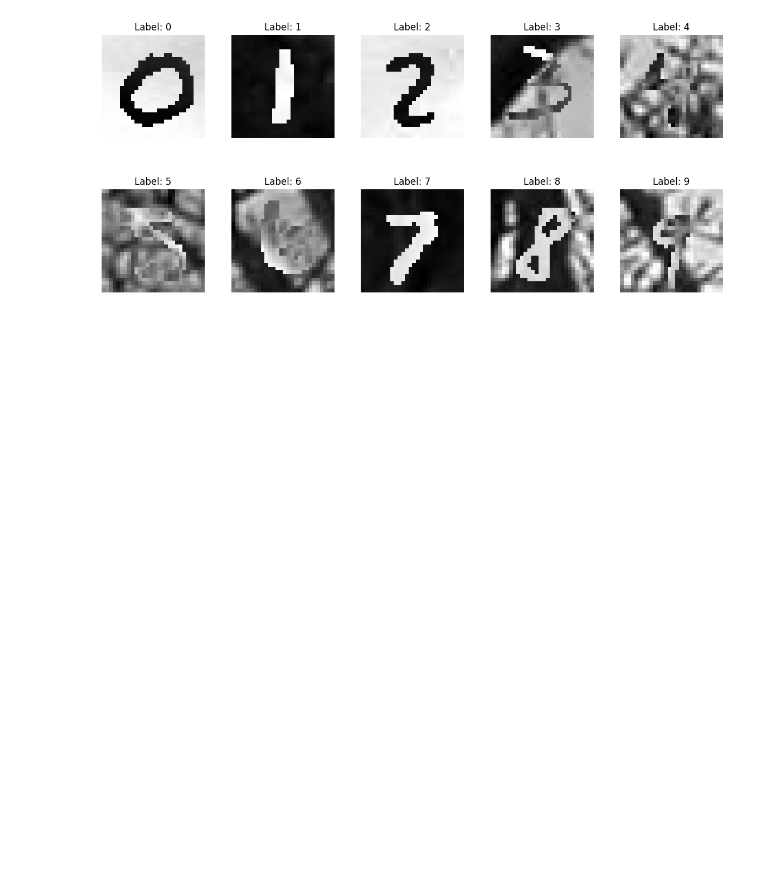
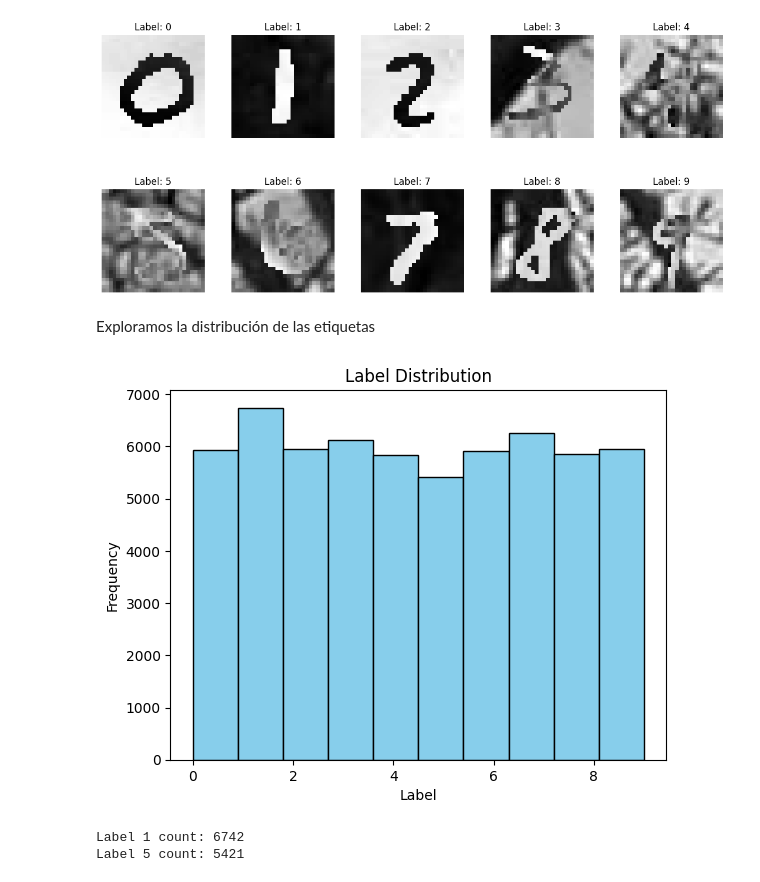
Before and after one commit to FranzCastillo/CNN-MNIST, a Jupyter notebook: src/eda.ipynb, the cells around one changed output. Saved outputs shown, nothing was run; the diff lists cells and outputs as text; code cells hidden in the pictures; blank space fills up the shorter version.

```diff
--- a/src/eda.ipynb
+++ b/src/eda.ipynb
@@ -86,3 +85,22 @@ def display_sample_images(images, labels):
 display_sample_images(train_images, train_labels)
 # %% [output]
 [figure]
+# %% [markdown]
+Exploramos la distribución de las etiquetas
+# %%
+def display_label_distribution(labels):
+    plt.hist(labels, bins=10, color='skyblue', edgecolor='black')
+    plt.title('Label Distribution')
+    plt.xlabel('Label')
+    plt.ylabel('Frequency')
+    plt.show()
+# %%
+display_label_distribution(train_labels)
+# %% [output]
+[figure, added]
+# %%
+print(f'Label 1 count: {tf.reduce_sum(tf.cast(train_labels == 1, tf.int32))}')
+print(f'Label 5 count: {tf.reduce_sum(tf.cast(train_labels == 5, tf.int32))}')
+# %% [output]
+Label 1 count: 6742
+Label 5 count: 5421
```
Also changed, not shown: parts of 4 cells of this notebook.
